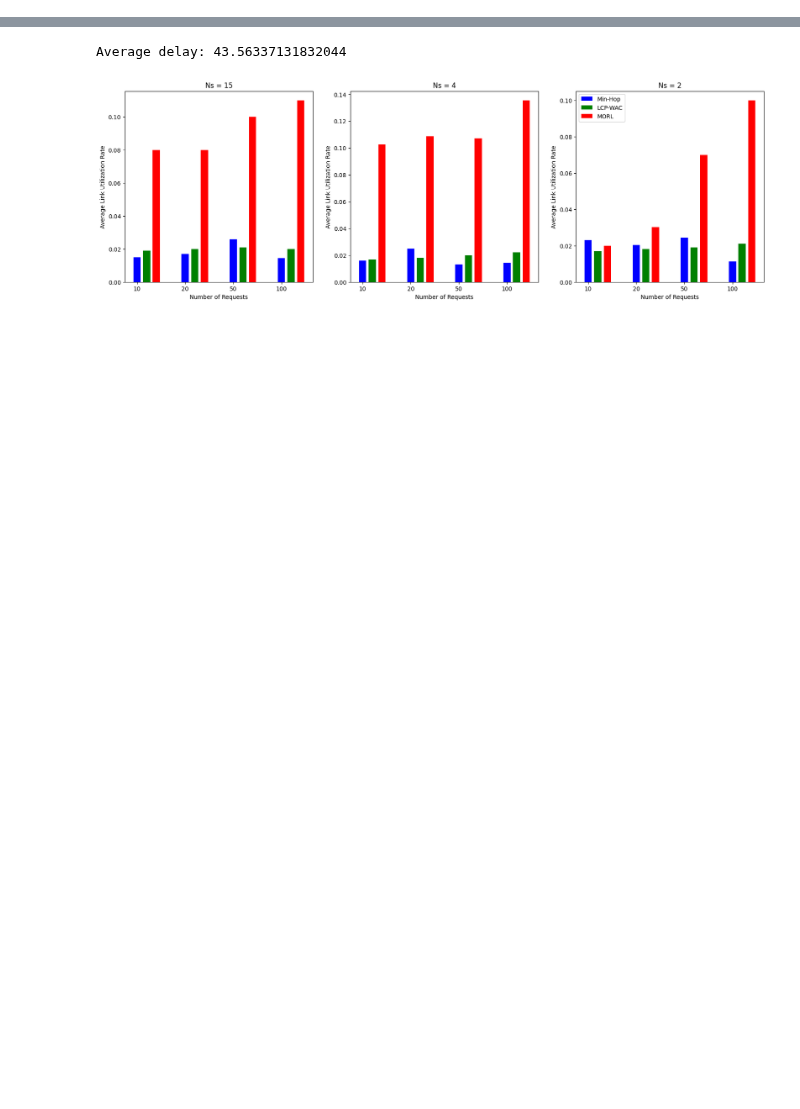
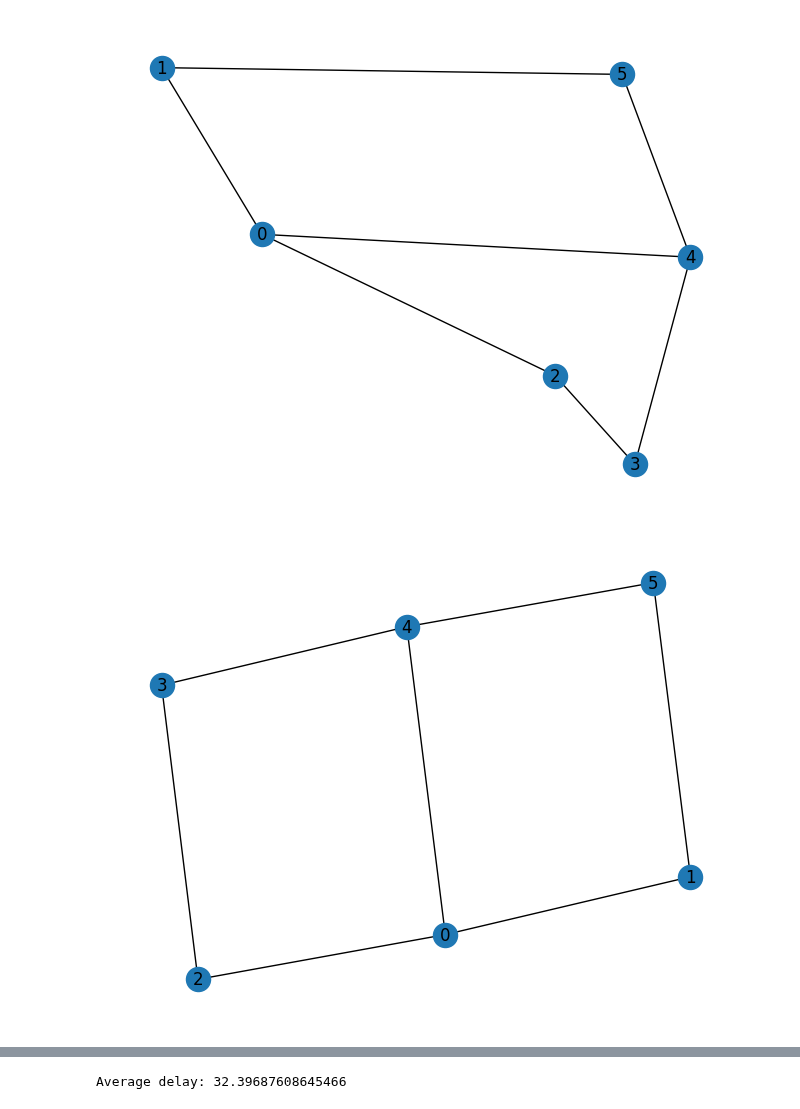
Before and after one commit to meodaiduoi/GAMR, a Jupyter notebook: routingcomparison/routingapp/compare_algorithm/sec_solver.ipynb, the cells around one changed output, grey strips where cells are left out. Saved outputs shown, nothing was run; the diff lists cells and outputs as text; code cells hidden in the pictures; blank space fills up the shorter version.

```diff
--- a/routingcomparison/routingapp/compare_algorithm/sec_solver.ipynb
+++ b/routingcomparison/routingapp/compare_algorithm/sec_solver.ipynb
@@ -9,9 +9,9 @@ def preprocessing(graph):
     for i in range(len(graph)):
         for j in graph[i]:
             G.add_edge(i, j)
-    # pos = nx.spring_layout(G) #
-    # nx.draw(G, pos, with_labels=True)
-    # plt.show()
+    pos = nx.spring_layout(G) #
+    nx.draw(G, pos, with_labels=True)
+    plt.show()
     return G
 # %%
 import os
@@ -301,7 +301,7 @@ def min_hop_routing(graph, nx_graph, request):
 #       solutions.append(None)  # Handle cases where no path exists
 #   return solutions
 # %%
-min_hop_avg_delay,min_hop_avg_link_utilization  = graph_moderator(r"/home/ad/RoutingComparasion/RoutingComparation/routingcomparison/routingapp/compare_algorithm/data/chinanet/4_edge_cloud_server.json", "min-hop")
+min_hop_avg_delay,min_hop_avg_link_utilization  = graph_moderator(r"/home/ad/RoutingComparasion/RoutingComparation/routingcomparison/routingapp/compare_algorithm/data/epoch/4_edge_cloud_server.json", "min-hop")
 # random_avg_delay,random_avg_link_utilization  = graph_moderator(r"/home/ad/RoutingComparasion/RoutingComparation/routingcomparison/routingapp/compare_algorithm/data/chinanet/4_edge_cloud_server.json", "random")
 # morl_avg_delay, morl_avg_link_utilization = graph_generate(r"/home/ad/RoutingComparasion/RoutingComparation/routingcomparison/routingapp/compare_algorithm/data/chinanet/4_edge_cloud_server.json")
 import matplotlib.pyplot as plt
@@ -343,30 +343,32 @@ for i, Ns in enumerate(number_of_servers):
     # Extract data for this server case
     min_hop_data = min_hop_link_utilization[Ns]
     random_data = random_link_utilization[Ns]
     morl_data = morl_link_utilization[Ns]  # Assuming MORL data structure is similar
 
     # Separate bars using a larger offset for better visibility
     bar_width = 0.15  # Adjust bar width as needed
     total_offset = bar_width * (len(algorithm_labels) + 1)  # Total offset for all bars
     offset_per_algorithm = total_offset / len(algorithm_labels)  # Offset for each algorithm
 
     # Plot bars for Min-Hop, Random, and MORL algorithms
     for j, (algorithm, data) in enumerate(zip(algorithm_labels, [min_hop_data, random_data, morl_data])):
         x_positions = [i + offset_per_algorithm * j for i in range(len(number_of_requests))]  # Adjust x-positions for separation
         bars = ax.bar(x_positions, data, bar_width, label=algorithm, color=colors[j])
 
     # Set x-axis labels
     ax.set_xticks(range(len(number_of_requests)))
     ax.set_xticklabels(number_of_requests)
     ax.set_xlabel('Number of Requests')
 
     # Set y-axis label
     ax.set_ylabel('Average Link Utilization Rate')
 
     # Set title (include Ns in the title)
     ax.set_title(f'Ns = {Ns}')
 
 # Adjust layout and display the plot
 plt.legend()
 plt.show()
 # %% [output]
+[figure, new version]
+[figure, added]
@@ -373,2 +378 @@ plt.show()
-Average delay: 43.56337131832044
+Average delay: 32.39687608645466
-[figure, old version]
```
Also changed, not shown: parts of 2 cells of this notebook, 7 other files.
